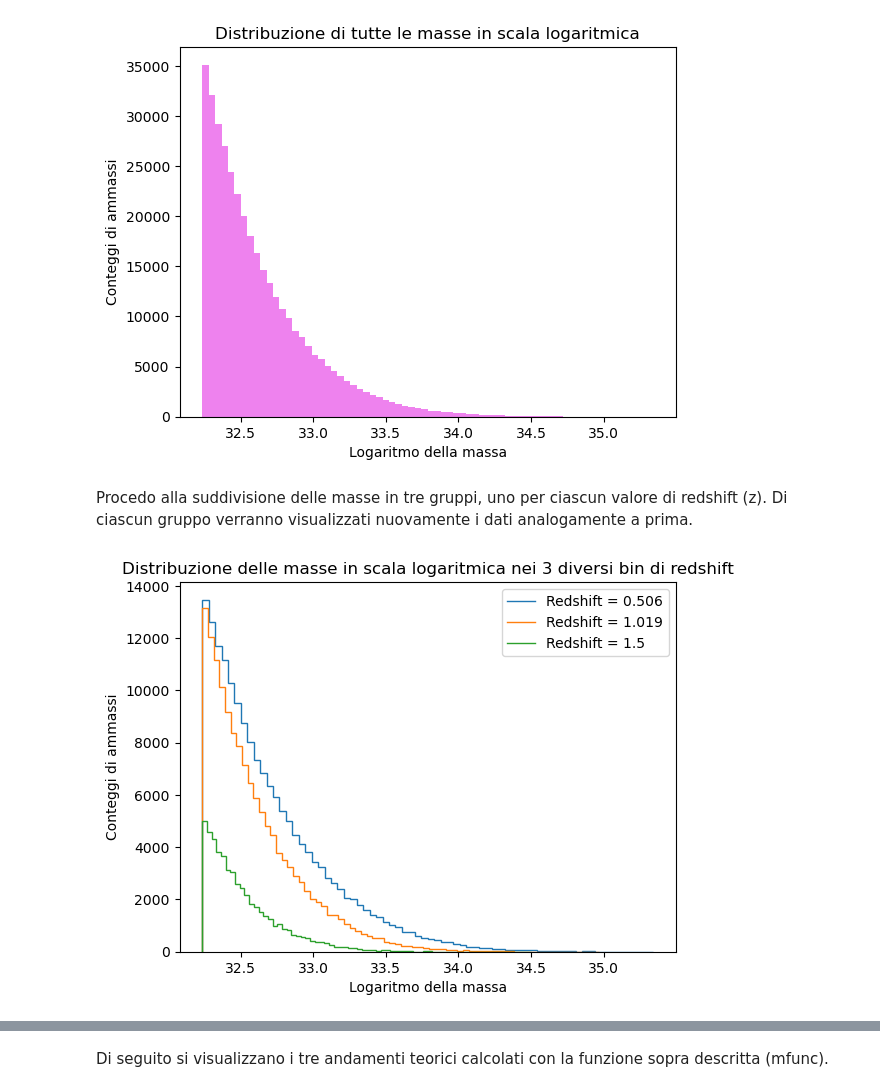
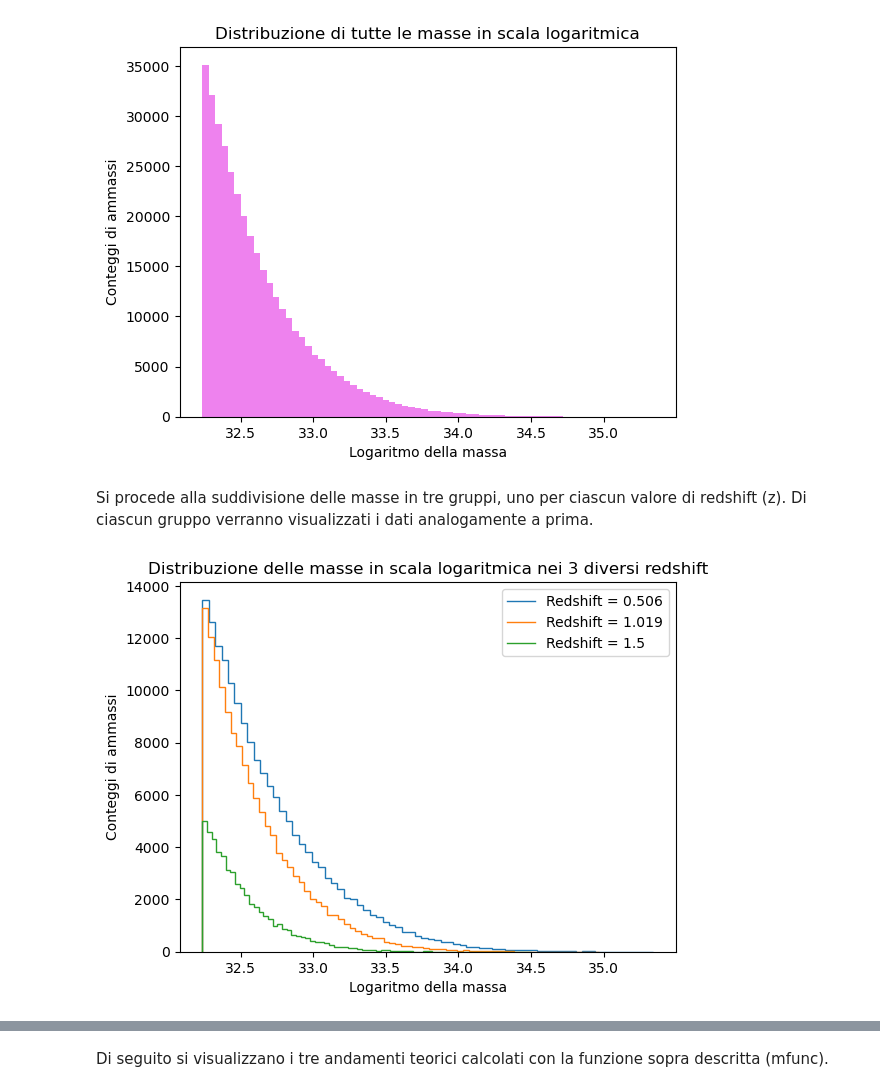
Before and after one commit to Gabry103/Esame-TRMD, a Jupyter notebook: Gabriele Furlani_HMF.ipynb, the cells around one changed output, grey strips where cells are left out. Drawn from its saved outputs; the diff is of its cells as text; code cells hidden in the pictures.

```diff
--- a/Gabriele Furlani_HMF.ipynb
+++ b/Gabriele Furlani_HMF.ipynb
@@ -71,30 +68,30 @@ plt.show()
 # %% [output]
 [figure]
 # %% [markdown]
-Procedo alla suddivisione delle masse in tre gruppi, uno per ciascun valore di redshift (z). Di ciascun gruppo verranno visualizzati nuovamente i dati analogamente a prima.
+Si procede alla suddivisione delle masse in tre gruppi, uno per ciascun valore di redshift (z). Di ciascun gruppo verranno visualizzati i dati analogamente a prima.
 # %%
 z_val=data['z'].unique() #ricavo i 3 valori del redshift
 vol_val=data['vol'].unique() #ricavo i 3 valori del volume di universo
 masse=[[],[],[]]
 conteggi=[[],[],[]]
 es_bin=[[],[],[]]
 dm=[[],[],[]] #spessori dei bin in scala logaritmica
 
 for i,z in enumerate(z_val):
     masse[i]=data[data['z']==z]['mass'] #suddivisione in tre gruppi delle masse
     conteggi[i], es_bin[i]=np.histogram(np.log(masse[i]), bins=70)
     plt.stairs(conteggi[i], es_bin[i], label='Redshift = {}'.format(z))
 
     #ricavo la larghezza dei bin per ciascun z, serviranno successivamente
     dm[i]=es_bin[i][1]-es_bin[i][0]
 
 plt.xlabel('Logaritmo della massa')
 plt.ylabel('Conteggi di ammassi')
-plt.title('Distribuzione delle masse in scala logaritmica nei 3 diversi bin di redshift')
+plt.title('Distribuzione delle masse in scala logaritmica nei 3 diversi redshift')
 plt.legend()
 plt.show()
 # %% [output]
-[figure, old version]
+[figure, new version]
 # %% [markdown]
 ### Osservazioni
 - L'andamento di tutte e tre le distribuzioni è decrescente: in tutti i gruppi di redshift, la maggioranza di ammassi di galassie è costituita dagli ammassi con valori di massa minimi;
```
Also changed, not shown: parts of 25 cells of this notebook.
